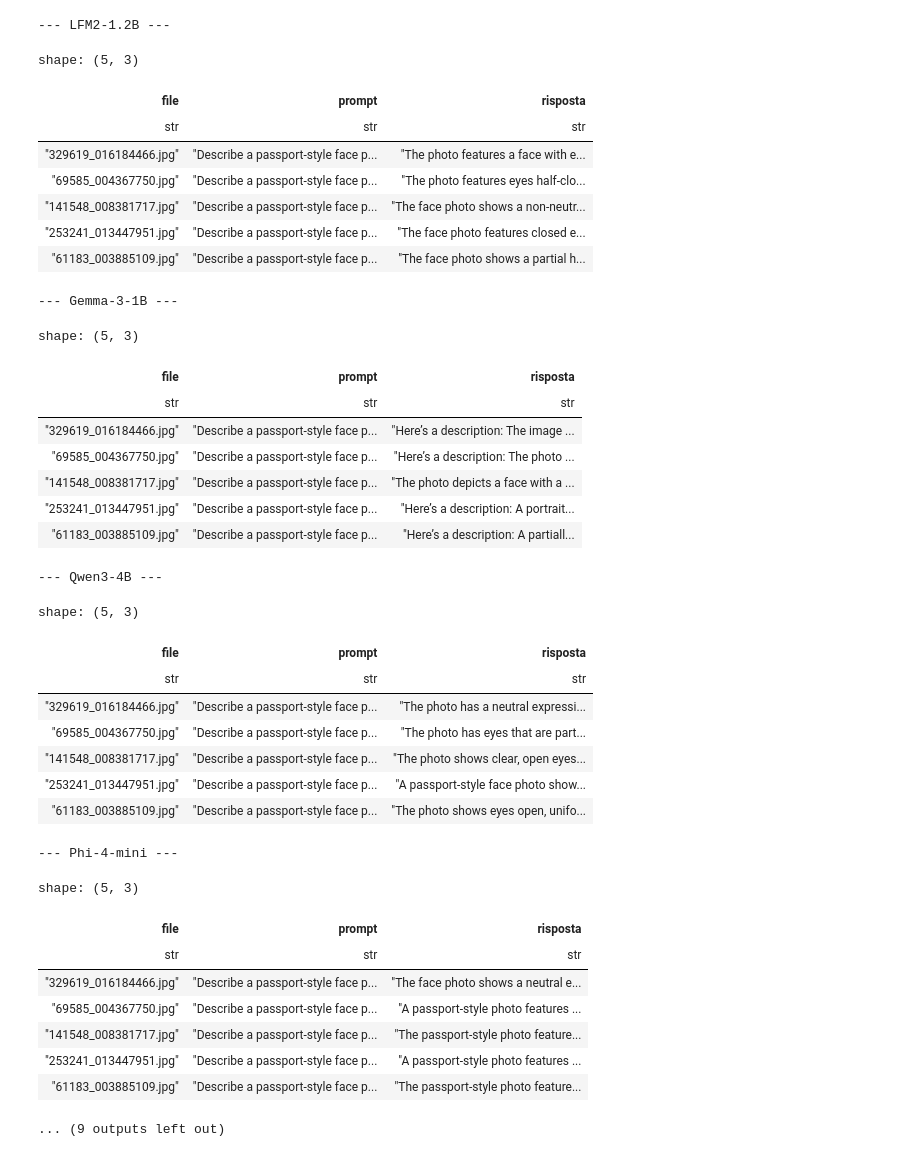
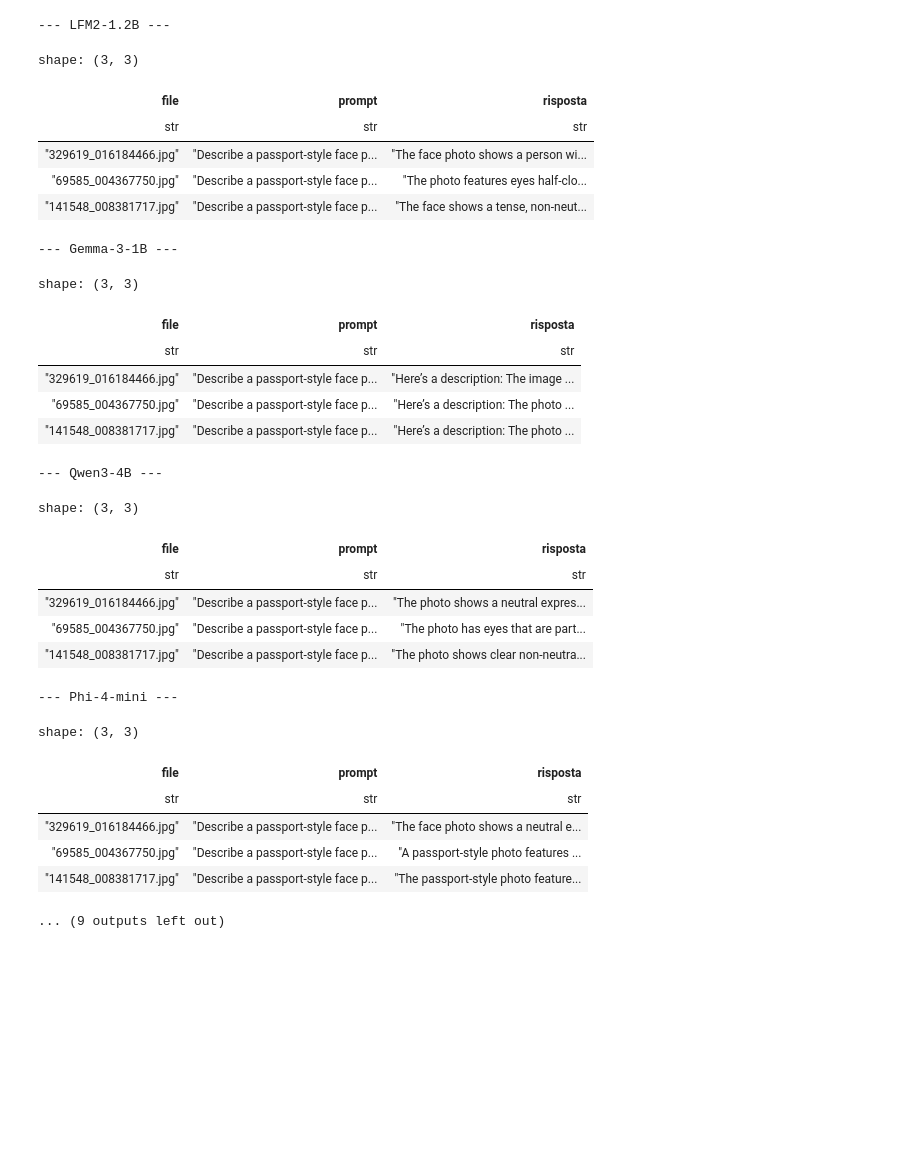
Before and after one commit to vramoscadavero/Thesis, a Jupyter notebook: notebooks/description_analysis.ipynb, the cells around one changed output. Cells and saved outputs as stored; diff of their text form; code cells hidden in the pictures; blank space fills up the shorter version.

```diff
--- a/notebooks/description_analysis.ipynb
+++ b/notebooks/description_analysis.ipynb
@@ -15,5 +17,6 @@ polars.config.Config
 # %%
-file_path = Path('../outputs/LLM/glint/risultati_llm_20261114_162646.csv')
+file_path = Path('../outputs/LLM/glint/risultati_llm_20261115_193713.csv')
+# file_path = Path('../outputs/LLM/glint/risultati_llm_20261114_162646.csv')
 df = pl.read_csv(
     file_path,
     separator=',',
@@ -141,42 +144,34 @@ shape: (9, 5)
 # %%
 for model, m_df in models.items():
     print(f"--- {model} ---")
-    display(m_df['file','prompt','risposta'].head(5))
+    display(m_df['file','prompt','risposta'].head(3))
 # %% [output]
 --- LFM2-1.2B ---
-shape: (5, 3)
+shape: (3, 3)
 | file | prompt | risposta |
 | str | str | str |
-| "329619_016184466.jpg" | "Describe a passport-style face p... | "The photo features a face with e... |
+| "329619_016184466.jpg" | "Describe a passport-style face p... | "The face photo shows a person wi... |
 | "69585_004367750.jpg" | "Describe a passport-style face p... | "The photo features eyes half-clo... |
-| "141548_008381717.jpg" | "Describe a passport-style face p... | "The face photo shows a non-neutr... |
-| "253241_013447951.jpg" | "Describe a passport-style face p... | "The face photo features closed e... |
-| "61183_003885109.jpg" | "Describe a passport-style face p... | "The face photo shows a partial h... |
+| "141548_008381717.jpg" | "Describe a passport-style face p... | "The face shows a tense, non-neut... |
 --- Gemma-3-1B ---
-shape: (5, 3)
+shape: (3, 3)
 | file | prompt | risposta |
 | str | str | str |
 | "329619_016184466.jpg" | "Describe a passport-style face p... | "Here’s a description: The image ... |
 | "69585_004367750.jpg" | "Describe a passport-style face p... | "Here’s a description: The photo ... |
-| "141548_008381717.jpg" | "Describe a passport-style face p... | "The photo depicts a face with a ... |
-| "253241_013447951.jpg" | "Describe a passport-style face p... | "Here’s a description: A portrait... |
-| "61183_003885109.jpg" | "Describe a passport-style face p... | "Here’s a description: A partiall... |
+| "141548_008381717.jpg" | "Describe a passport-style face p... | "Here’s a description: The photo ... |
 --- Qwen3-4B ---
-shape: (5, 3)
+shape: (3, 3)
 | file | prompt | risposta |
 | str | str | str |
-| "329619_016184466.jpg" | "Describe a passport-style face p... | "The photo has a neutral expressi... |
+| "329619_016184466.jpg" | "Describe a passport-style face p... | "The photo shows a neutral expres... |
 | "69585_004367750.jpg" | "Describe a passport-style face p... | "The photo has eyes that are part... |
-| "141548_008381717.jpg" | "Describe a passport-style face p... | "The photo shows clear, open eyes... |
-| "253241_013447951.jpg" | "Describe a passport-style face p... | "A passport-style face photo show... |
-| "61183_003885109.jpg" | "Describe a passport-style face p... | "The photo shows eyes open, unifo... |
+| "141548_008381717.jpg" | "Describe a passport-style face p... | "The photo shows clear non-neutra... |
 --- Phi-4-mini ---
-shape: (5, 3)
+shape: (3, 3)
 | file | prompt | risposta |
 | str | str | str |
 | "329619_016184466.jpg" | "Describe a passport-style face p... | "The face photo shows a neutral e... |
 | "69585_004367750.jpg" | "Describe a passport-style face p... | "A passport-style photo features ... |
 | "141548_008381717.jpg" | "Describe a passport-style face p... | "The passport-style photo feature... |
-| "253241_013447951.jpg" | "Describe a passport-style face p... | "A passport-style photo features ... |
-| "61183_003885109.jpg" | "Describe a passport-style face p... | "The passport-style photo feature... |
 ... (9 outputs left out)
```
Also changed, not shown: parts of 18 cells of this notebook, 1 other file.
